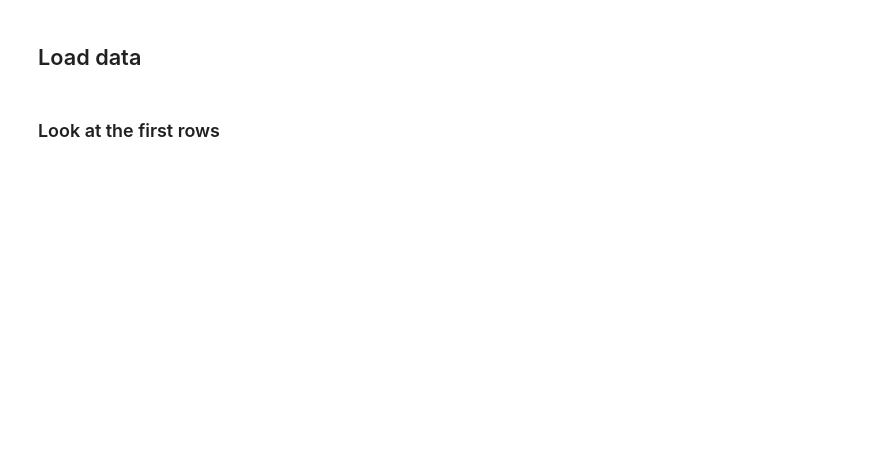
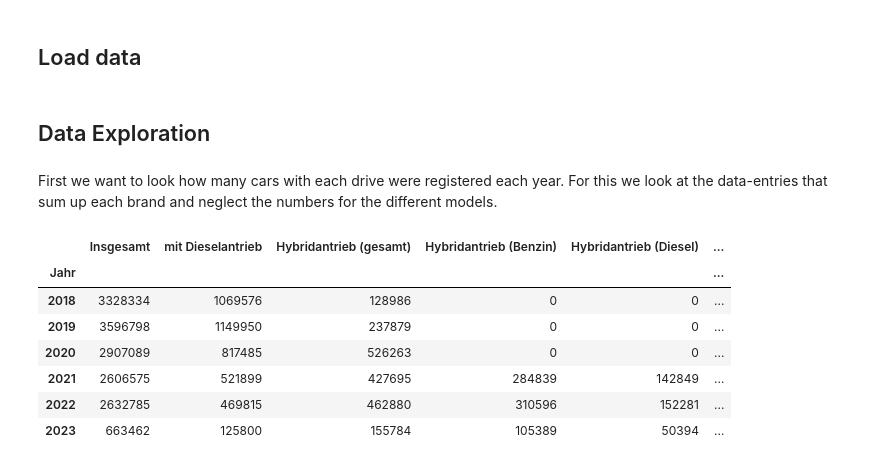
Before and after one commit to prebbe/2023-amse, a Jupyter notebook: exploration.ipynb, the cells around one changed output. Drawn from its saved outputs; the diff is of its cells as text; code cells hidden in the pictures; blank space fills up the shorter version.

```diff
--- a/exploration.ipynb
+++ b/exploration.ipynb
@@ -31,2 +60,24 @@ df = pd.read_sql_table('trainstops', 'sqlite:///data.sqlite')
-# %% [markdown]
-### Look at the first rows
+# %% [markdown]
+## Data Exploration
+# %% [markdown]
+First we want to look how many cars with each drive were registered each year. For this we look at the data-entries that sum up each brand and neglect the numbers for the different models.
+# %%
+brand_statistics.drop(['Modellreihe', 'Monat'], axis=1, inplace=True)
+
+brand_statistics = brand_statistics[brand_statistics['Marke'].str.contains('ZUSAMMEN', na=False)]
+brand_statistics = brand_statistics.groupby(['Jahr']).sum()
+
+brand_statistics.drop(['Marke'], axis=1, inplace=True)
+
+brand_statistics["Sonstiges"] = brand_statistics["Insgesamt"] - (brand_statistics['mit Dieselantrieb'] + brand_statistics['Hybridantrieb (gesamt)'] + brand_statistics['Plugin-Hybridantrieb (gesamt)'] + brand_statistics['Elektroantrieb'] + brand_statistics['Allradantrieb'] + brand_statistics['Cabriolets'])
+
+display(brand_statistics)
+# %% [output]
+|  | Insgesamt | mit Dieselantrieb | Hybridantrieb (gesamt) | Hybridantrieb (Benzin) | Hybridantrieb (Diesel) | ... |
+| Jahr |  |  |  |  |  | ... |
+| 2018 | 3328334 | 1069576 | 128986 | 0 | 0 | ... |
+| 2019 | 3596798 | 1149950 | 237879 | 0 | 0 | ... |
+| 2020 | 2907089 | 817485 | 526263 | 0 | 0 | ... |
+| 2021 | 2606575 | 521899 | 427695 | 284839 | 142849 | ... |
+| 2022 | 2632785 | 469815 | 462880 | 310596 | 152281 | ... |
+| 2023 | 663462 | 125800 | 155784 | 105389 | 50394 | ... |
```
Also changed, not shown: parts of 14 cells of this notebook, 4 other files.
